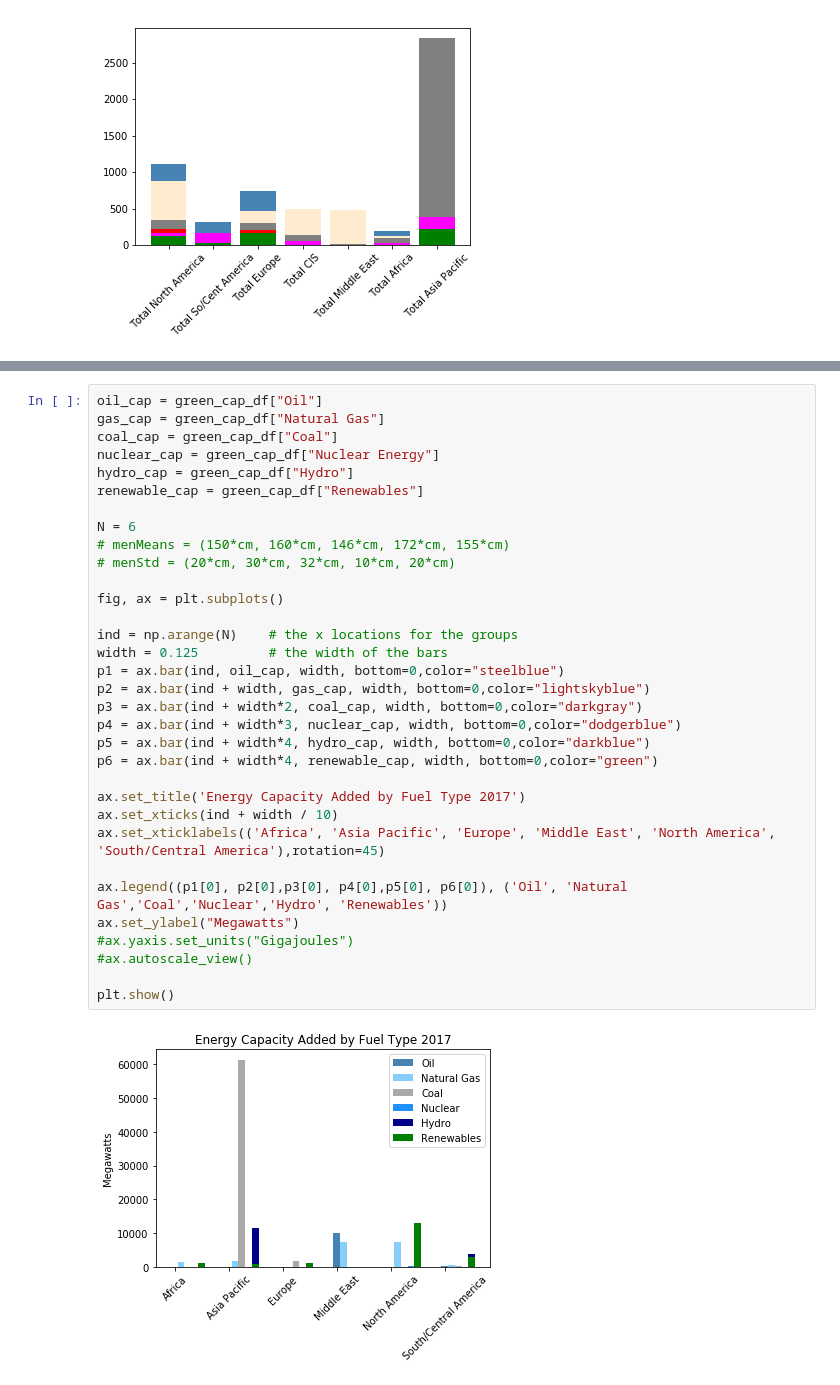
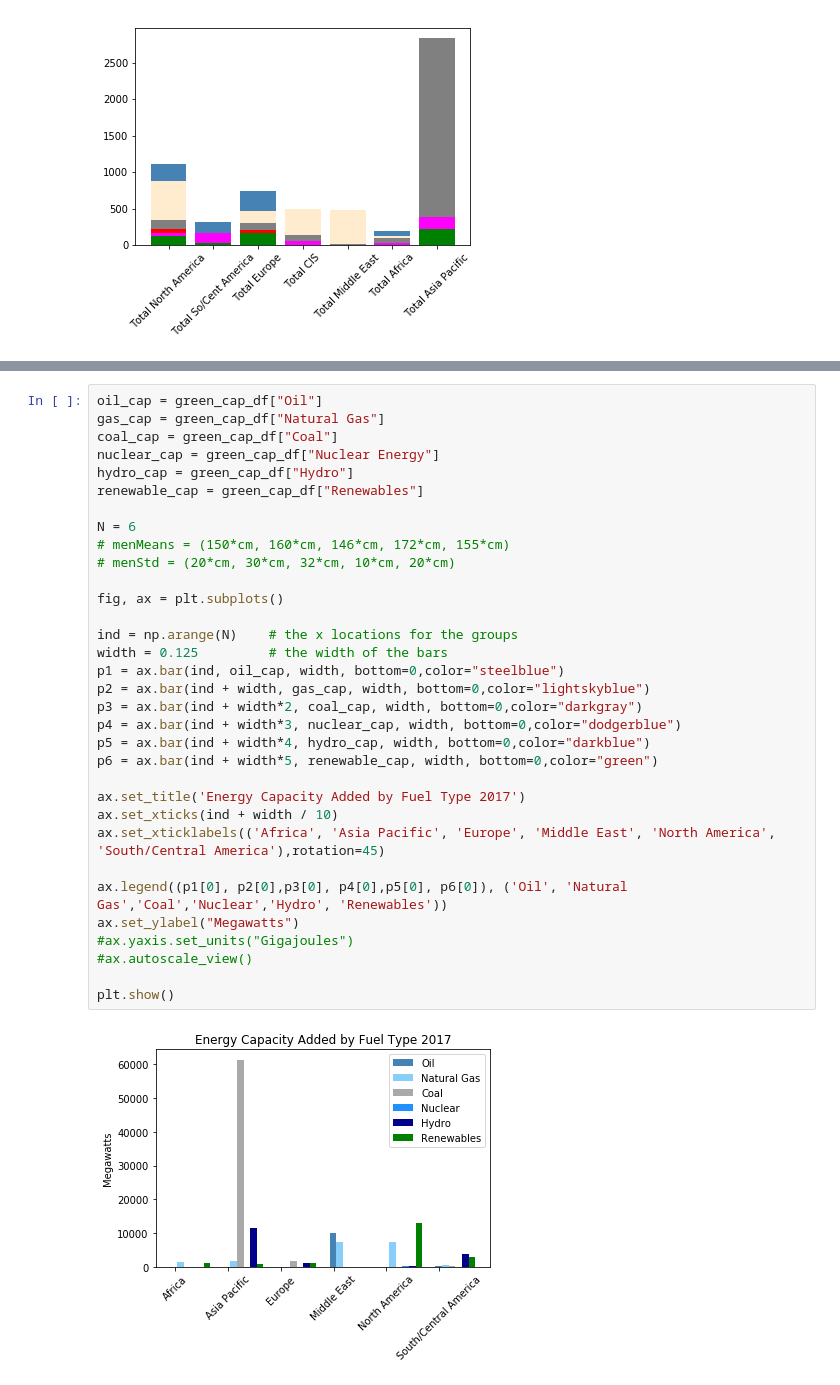
Before and after one commit to gabigham/dagger, a Jupyter notebook: USvsWorld.ipynb, the cells around one changed output, grey strips where cells are left out. Saved outputs shown, nothing was run; the diff lists cells and outputs as text.

```diff
--- a/USvsWorld.ipynb
+++ b/USvsWorld.ipynb
@@ -245,32 +245,32 @@ gas_cap = green_cap_df["Natural Gas"]
 coal_cap = green_cap_df["Coal"]
 nuclear_cap = green_cap_df["Nuclear Energy"]
 hydro_cap = green_cap_df["Hydro"]
 renewable_cap = green_cap_df["Renewables"]
 
 N = 6
 # menMeans = (150*cm, 160*cm, 146*cm, 172*cm, 155*cm)
 # menStd = (20*cm, 30*cm, 32*cm, 10*cm, 20*cm)
 
 fig, ax = plt.subplots()
 
 ind = np.arange(N)    # the x locations for the groups
 width = 0.125         # the width of the bars
 p1 = ax.bar(ind, oil_cap, width, bottom=0,color="steelblue")
 p2 = ax.bar(ind + width, gas_cap, width, bottom=0,color="lightskyblue")
 p3 = ax.bar(ind + width*2, coal_cap, width, bottom=0,color="darkgray")
 p4 = ax.bar(ind + width*3, nuclear_cap, width, bottom=0,color="dodgerblue")
 p5 = ax.bar(ind + width*4, hydro_cap, width, bottom=0,color="darkblue")
-p6 = ax.bar(ind + width*4, renewable_cap, width, bottom=0,color="green")
+p6 = ax.bar(ind + width*5, renewable_cap, width, bottom=0,color="green")
 
 ax.set_title('Energy Capacity Added by Fuel Type 2017')
 ax.set_xticks(ind + width / 10)
 ax.set_xticklabels(('Africa', 'Asia Pacific', 'Europe', 'Middle East', 'North America', 'South/Central America'),rotation=45)
 
 ax.legend((p1[0], p2[0],p3[0], p4[0],p5[0], p6[0]), ('Oil', 'Natural Gas','Coal','Nuclear','Hydro', 'Renewables'))
 ax.set_ylabel("Megawatts")
 #ax.yaxis.set_units("Gigajoules")
 #ax.autoscale_view()
 
 plt.show()
 # %% [output]
-[figure, old version]
+[figure, new version]
```
Also changed, not shown: parts of 1 cell of this notebook.
